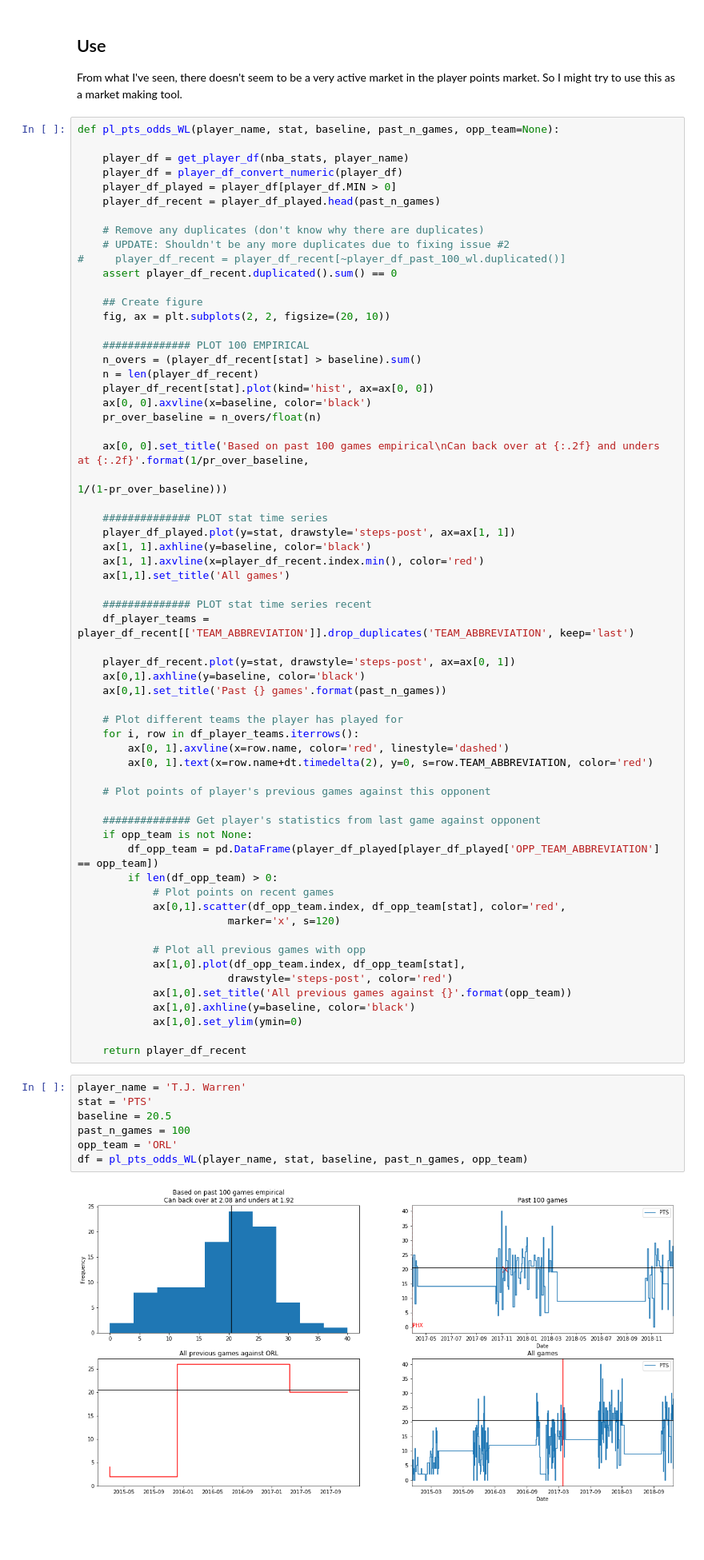
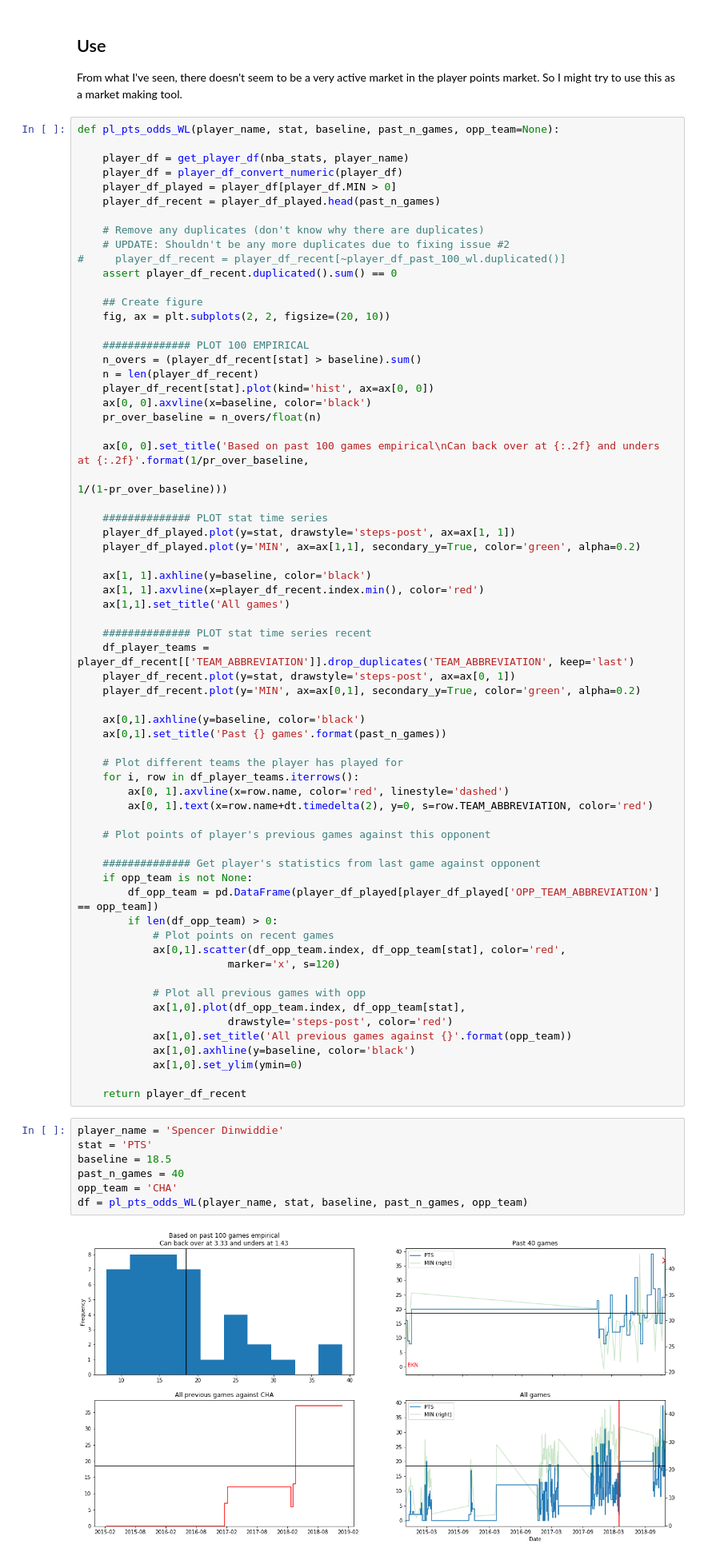
Before and after one commit to johnny-wong/nba_stats, a Jupyter notebook: Notebooks/Tools/1. Player stats overview.ipynb, the cells around one changed output. Shown at 80% size. Saved outputs shown, nothing was run; the diff lists cells and outputs as text; blank space fills up the shorter version.

Commit message:
Add player minutes to graph

```diff
--- a/Notebooks/Tools/1. Player stats overview.ipynb
+++ b/Notebooks/Tools/1. Player stats overview.ipynb
@@ -79,14 +79,17 @@ def pl_pts_odds_WL(player_name, stat, baseline, past_n_games, opp_team=None):
 
     ############## PLOT stat time series
     player_df_played.plot(y=stat, drawstyle='steps-post', ax=ax[1, 1])
+    player_df_played.plot(y='MIN', ax=ax[1,1], secondary_y=True, color='green', alpha=0.2)
+
     ax[1, 1].axhline(y=baseline, color='black')
     ax[1, 1].axvline(x=player_df_recent.index.min(), color='red')
     ax[1,1].set_title('All games')
 
     ############## PLOT stat time series recent
     df_player_teams = player_df_recent[['TEAM_ABBREVIATION']].drop_duplicates('TEAM_ABBREVIATION', keep='last')
+    player_df_recent.plot(y=stat, drawstyle='steps-post', ax=ax[0, 1])
+    player_df_recent.plot(y='MIN', ax=ax[0,1], secondary_y=True, color='green', alpha=0.2)
 
-    player_df_recent.plot(y=stat, drawstyle='steps-post', ax=ax[0, 1])
     ax[0,1].axhline(y=baseline, color='black')
     ax[0,1].set_title('Past {} games'.format(past_n_games))
 
@@ -114,11 +117,11 @@ def pl_pts_odds_WL(player_name, stat, baseline, past_n_games, opp_team=None):
 
     return player_df_recent
 # %%
-player_name = 'T.J. Warren'
+player_name = 'Spencer Dinwiddie'
 stat = 'PTS'
-baseline = 20.5
-past_n_games = 100
-opp_team = 'ORL'
+baseline = 18.5
+past_n_games = 40
+opp_team = 'CHA'
 df = pl_pts_odds_WL(player_name, stat, baseline, past_n_games, opp_team)
 # %% [output]
-[figure, old version]
+[figure, new version]
```
